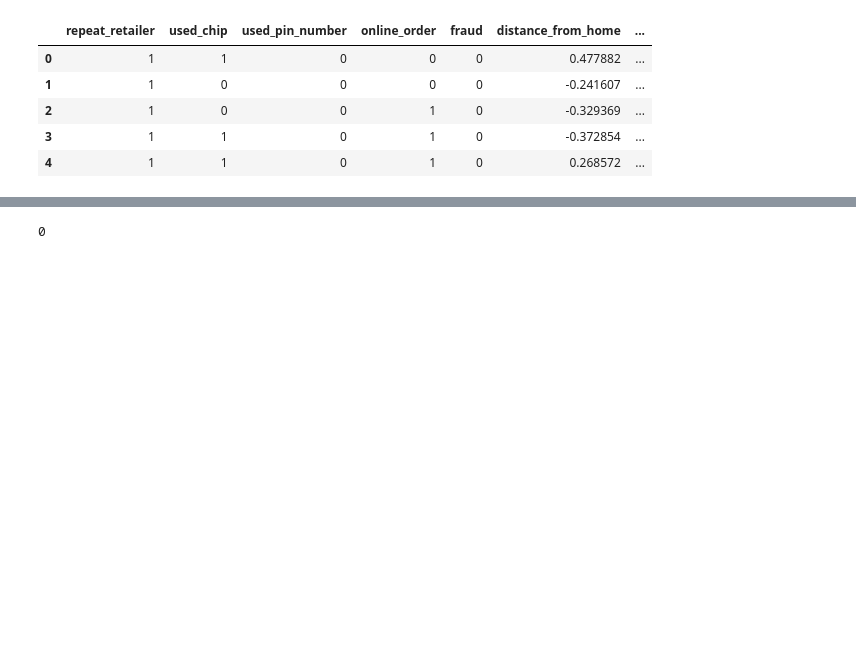
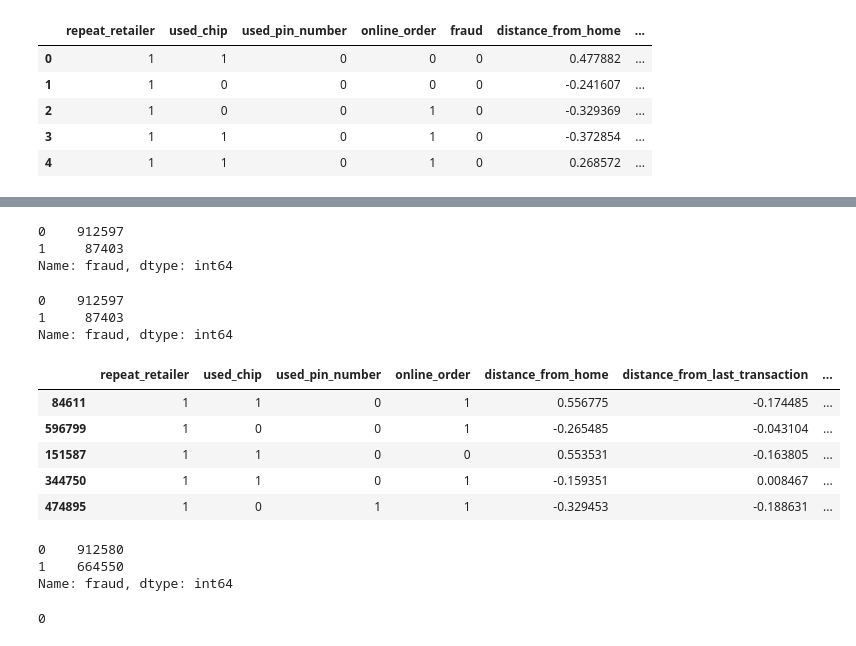
Before and after one commit to VannaLZ/Modulo_3_Sprint_1_VannaPaula, a Jupyter notebook: Regresion Logistica/Lecc02-Preparacion_Datos.ipynb, the cells around one changed output, grey strips where cells are left out. Saved outputs shown, nothing was run; the diff lists cells and outputs as text; code cells hidden in the pictures; blank space fills up the shorter version.

```diff
--- a/Regresion Logistica/Lecc02-Preparacion_Datos.ipynb
+++ b/Regresion Logistica/Lecc02-Preparacion_Datos.ipynb
@@ -146 +152,28 @@ Name: fraud, dtype: int64
+# %%
+df['fraud'].value_counts()
+# %% [output]
+0    912597
+1     87403
+Name: fraud, dtype: int64
+# %%
+df_final['fraud'].value_counts()
+# %% [output]
+0    912597
+1     87403
+Name: fraud, dtype: int64
+# %%
+df_final_balanceado.head()
+# %% [output]
+|  | repeat_retailer | used_chip | used_pin_number | online_order | distance_from_home | distance_from_last_transaction | ... |
+| 84611 | 1 | 1 | 0 | 1 | 0.556775 | -0.174485 | ... |
+| 596799 | 1 | 0 | 0 | 1 | -0.265485 | -0.043104 | ... |
+| 151587 | 1 | 1 | 0 | 0 | 0.553531 | -0.163805 | ... |
+| 344750 | 1 | 1 | 0 | 1 | -0.159351 | 0.008467 | ... |
+| 474895 | 1 | 0 | 1 | 1 | -0.329453 | -0.188631 | ... |
+# %%
+df_final_balanceado['fraud'].value_counts()
+# %% [output]
+0    912580
+1    664550
+Name: fraud, dtype: int64
 # %%
```
Also changed, not shown: parts of 11 cells of this notebook, 2 other files.
